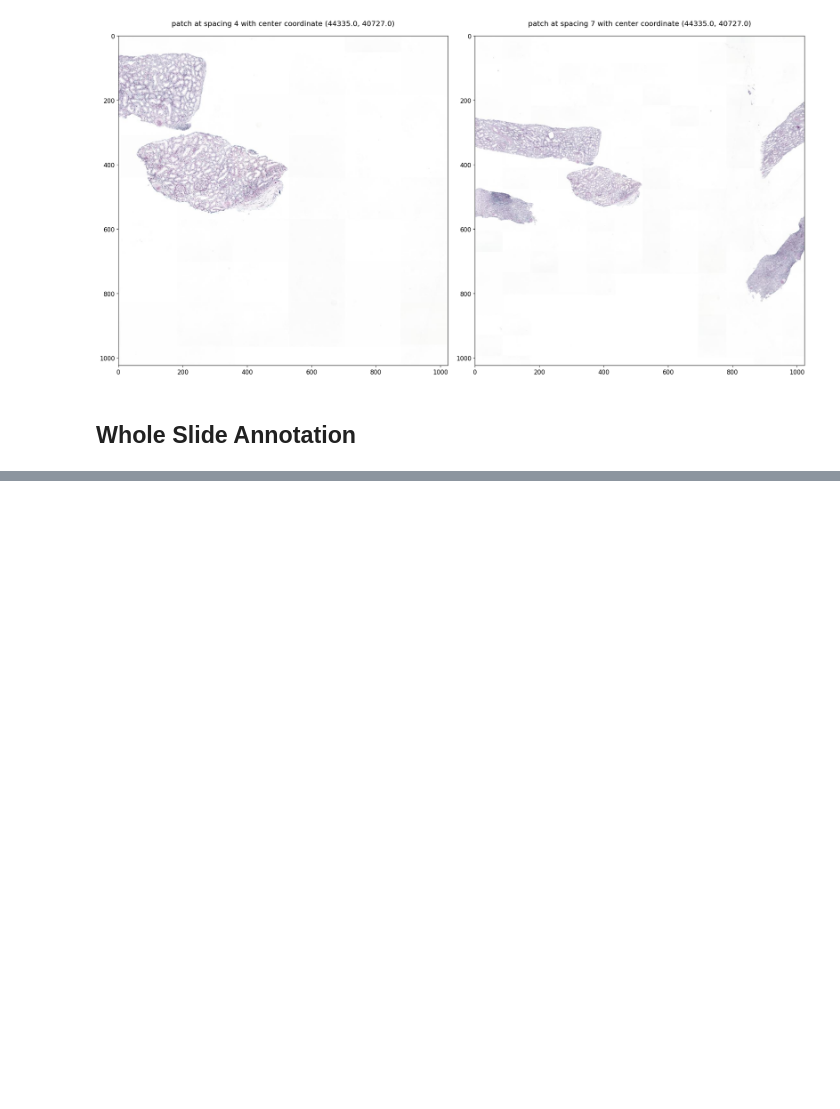
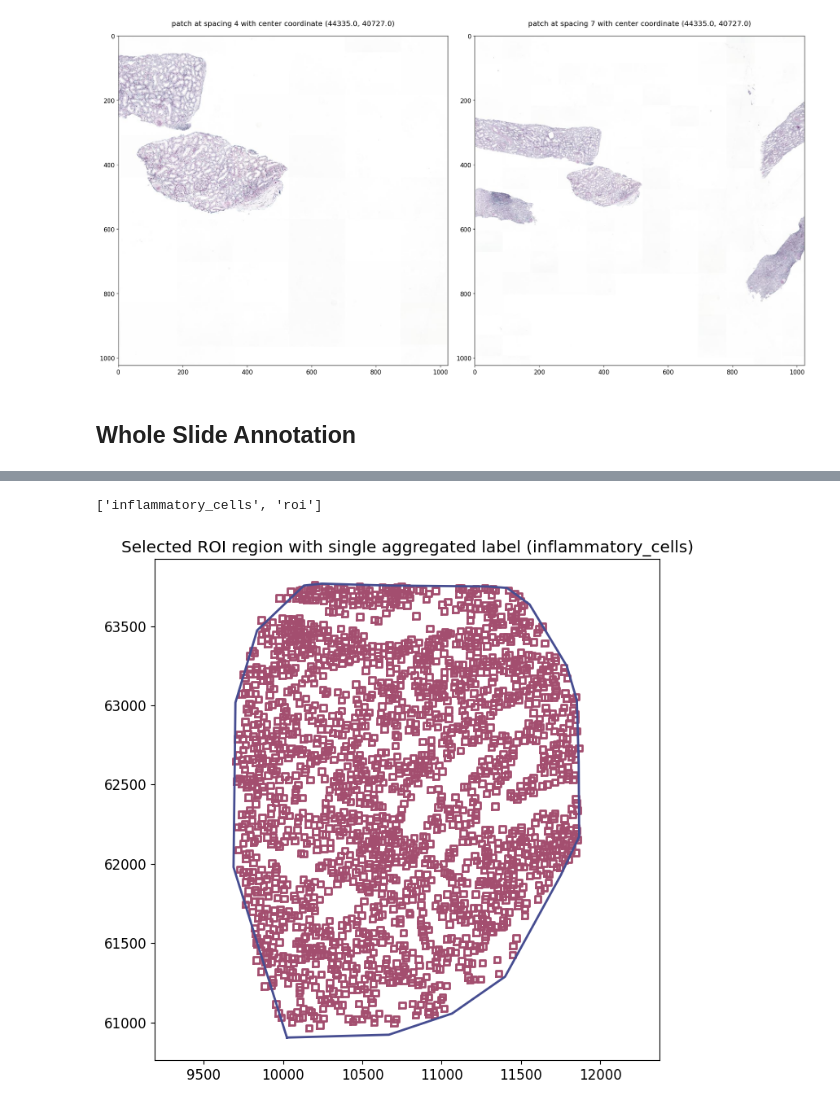
Before and after one commit to AImageLab-zip/MONKEY_challenge_ziplab, a Jupyter notebook: source/notebooks/4_whole_slide_data.ipynb, the cells around one changed output, grey strips where cells are left out. Drawn from its saved outputs; the diff is of its cells as text; code cells hidden in the pictures; blank space fills up the shorter version.

```diff
--- a/source/notebooks/4_whole_slide_data.ipynb
+++ b/source/notebooks/4_whole_slide_data.ipynb
@@ -163,0 +212,18 @@ plot_annotations(wsa.annotations, color_map=color_map)
+# %%
+wsa = WholeSlideAnnotation(
+    test_wsa_path,
+    labels=labels_original_dict,
+    renamed_labels=aggregated_labels_dict
+    )
+print(wsa.labels.names)
+# %% [output]
+['inflammatory_cells', 'roi']
+# %%
+color_map = {label_name: Color(pick_for=label_name).hex_l for label_name in wsa.labels.names}
+selected_annotations = wsa.select_annotations(center_x=11000, center_y=62500, width=10000, height=10000)
+fig, ax = plt.subplots(1, 1, figsize=(8, 8))
+plot_annotations(selected_annotations, color_map=color_map, ax=ax)
+plt.title("Selected ROI region with single aggregated label (inflammatory_cells)")
+plt.show()
+# %% [output]
+[figure, added]
```
Also changed, not shown: parts of 20 cells of this notebook.
